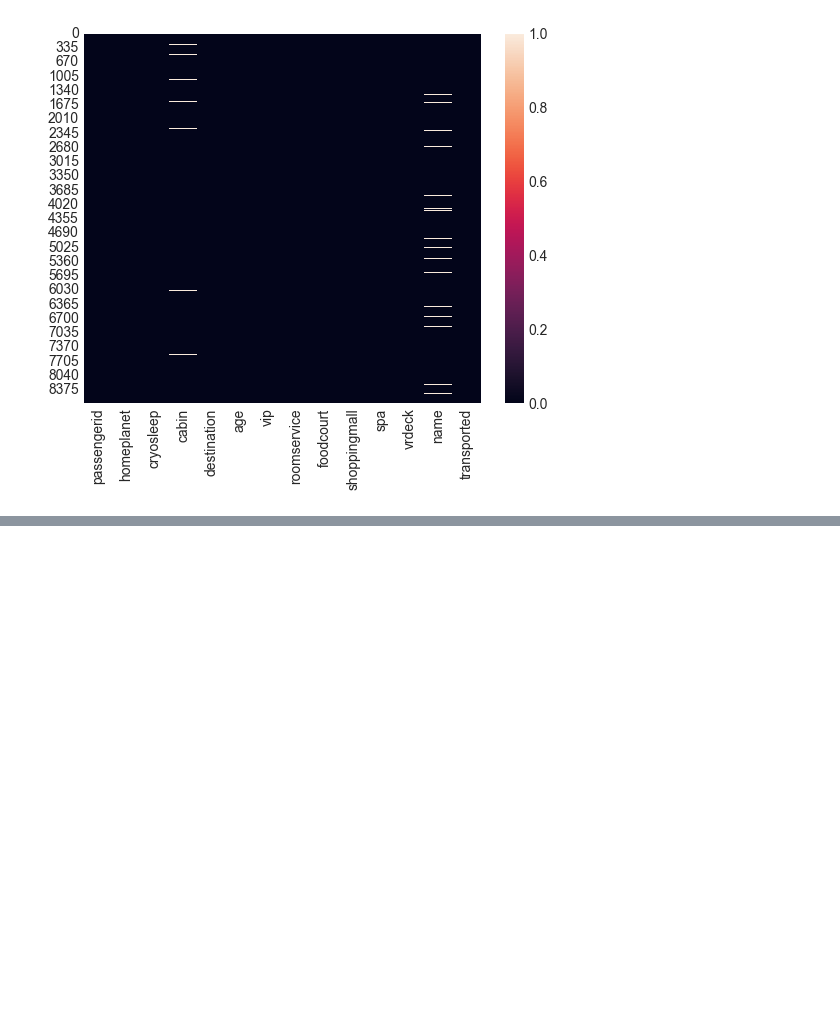
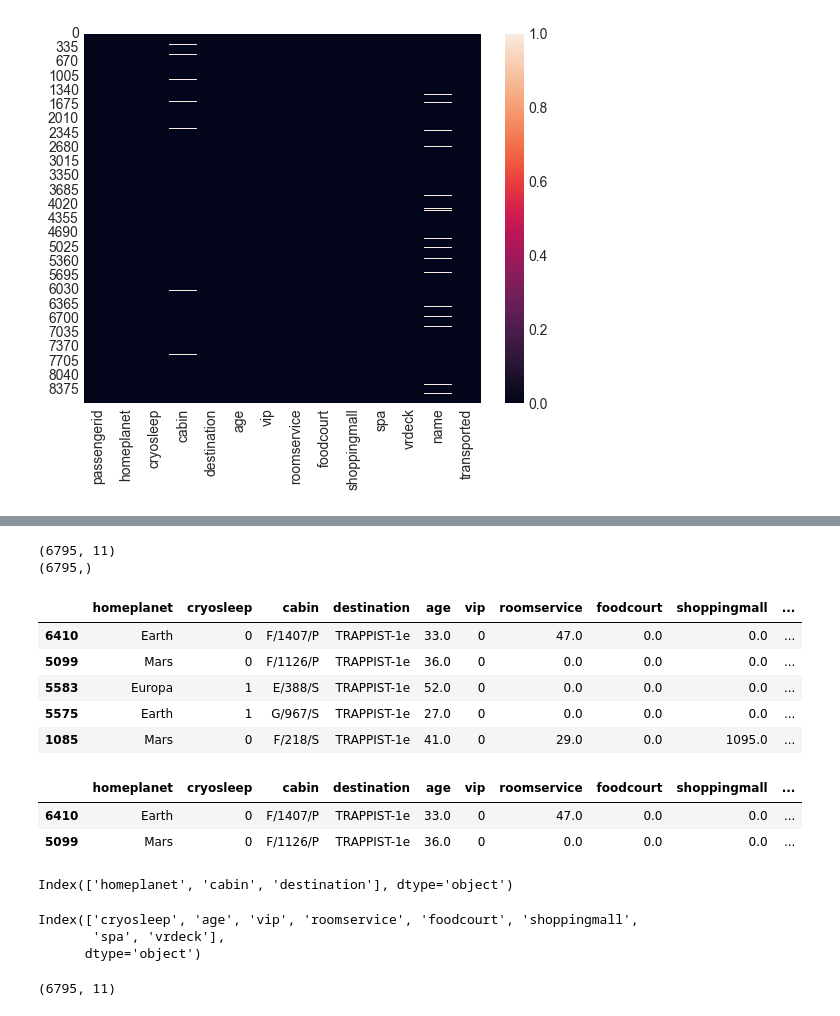
Before and after one commit to IamRaNo/SpaceShip-Titanic, a Jupyter notebook: SpaceShip Titanic Prediction.ipynb, the cells around one changed output, grey strips where cells are left out. Cells and saved outputs as stored; diff of their text form; code cells hidden in the pictures; blank space fills up the shorter version.

```diff
--- a/SpaceShip Titanic Prediction.ipynb
+++ b/SpaceShip Titanic Prediction.ipynb
@@ -385,0 +371,2 @@ Name: 0, Length: 8693, dtype: object
+# %%
+data[['cryosleep','vip','transported']]=data.select_dtypes(include='bool').astype(int)
@@ -405,0 +389,2 @@ get_cabin_group('cabin',data)
+# %%
+data=data[~data['cabin'].isnull()]
@@ -405,0 +401,26 @@ get_cabin_group('cabin',data)
+# %%
+X=data.drop(['transported','passengerid','name'],axis=1)
+y=data['transported']
+# %%
+X_train,X_test,y_train,y_test=train_test_split(X,y,test_size=0.2,random_state=42)
+# %%
+print(X_train.shape)
+print(y_train.shape)
+# %% [output]
+(6795, 11)
+(6795,)
+# %%
+X_train.head()
+# %% [output]
+|  | homeplanet | cryosleep | cabin | destination | age | vip | roomservice | foodcourt | shoppingmall | ... |
+| 6410 | Earth | 0 | F/1407/P | TRAPPIST-1e | 33.0 | 0 | 47.0 | 0.0 | 0.0 | ... |
+| 5099 | Mars | 0 | F/1126/P | TRAPPIST-1e | 36.0 | 0 | 0.0 | 0.0 | 0.0 | ... |
+| 5583 | Europa | 1 | E/388/S | TRAPPIST-1e | 52.0 | 0 | 0.0 | 0.0 | 0.0 | ... |
+| 5575 | Earth | 1 | G/967/S | TRAPPIST-1e | 27.0 | 0 | 0.0 | 0.0 | 0.0 | ... |
+| 1085 | Mars | 0 | F/218/S | TRAPPIST-1e | 41.0 | 0 | 29.0 | 0.0 | 1095.0 | ... |
+# %%
+X_train.head(2)
+# %% [output]
+|  | homeplanet | cryosleep | cabin | destination | age | vip | roomservice | foodcourt | shoppingmall | ... |
+| 6410 | Earth | 0 | F/1407/P | TRAPPIST-1e | 33.0 | 0 | 47.0 | 0.0 | 0.0 | ... |
+| 5099 | Mars | 0 | F/1126/P | TRAPPIST-1e | 36.0 | 0 | 0.0 | 0.0 | 0.0 | ... |
@@ -405,0 +432,16 @@ get_cabin_group('cabin',data)
+# %%
+cat_cols=X_train.select_dtypes(include='object').columns
+cat_cols
+# %% [output]
+Index(['homeplanet', 'cabin', 'destination'], dtype='object')
+# %%
+num_cols=X_train.select_dtypes(exclude='object').columns
+num_cols
+# %% [output]
+Index(['cryosleep', 'age', 'vip', 'roomservice', 'foodcourt', 'shoppingmall',
+       'spa', 'vrdeck'],
+      dtype='object')
+# %%
+X_train.shape
+# %% [output]
+(6795, 11)
```
Also changed, not shown: parts of 16 cells of this notebook.
